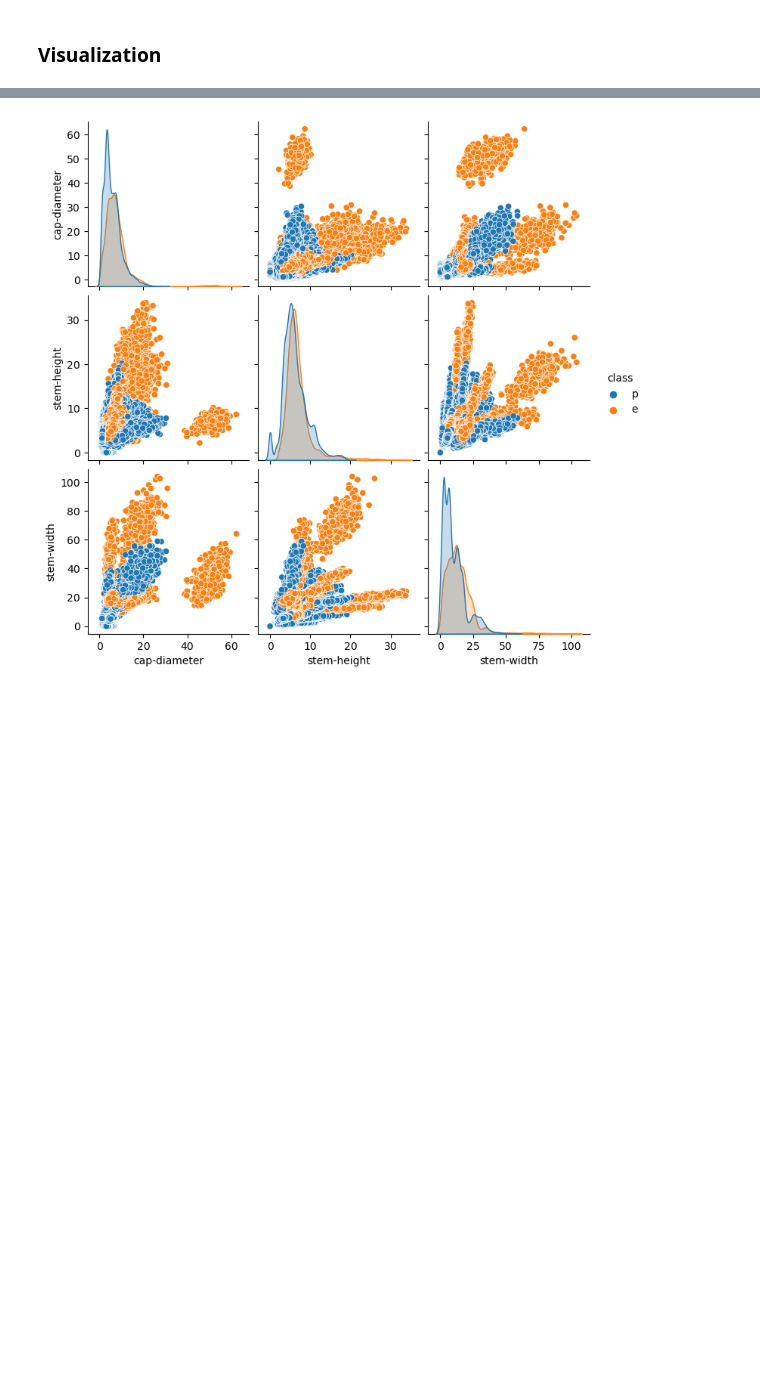
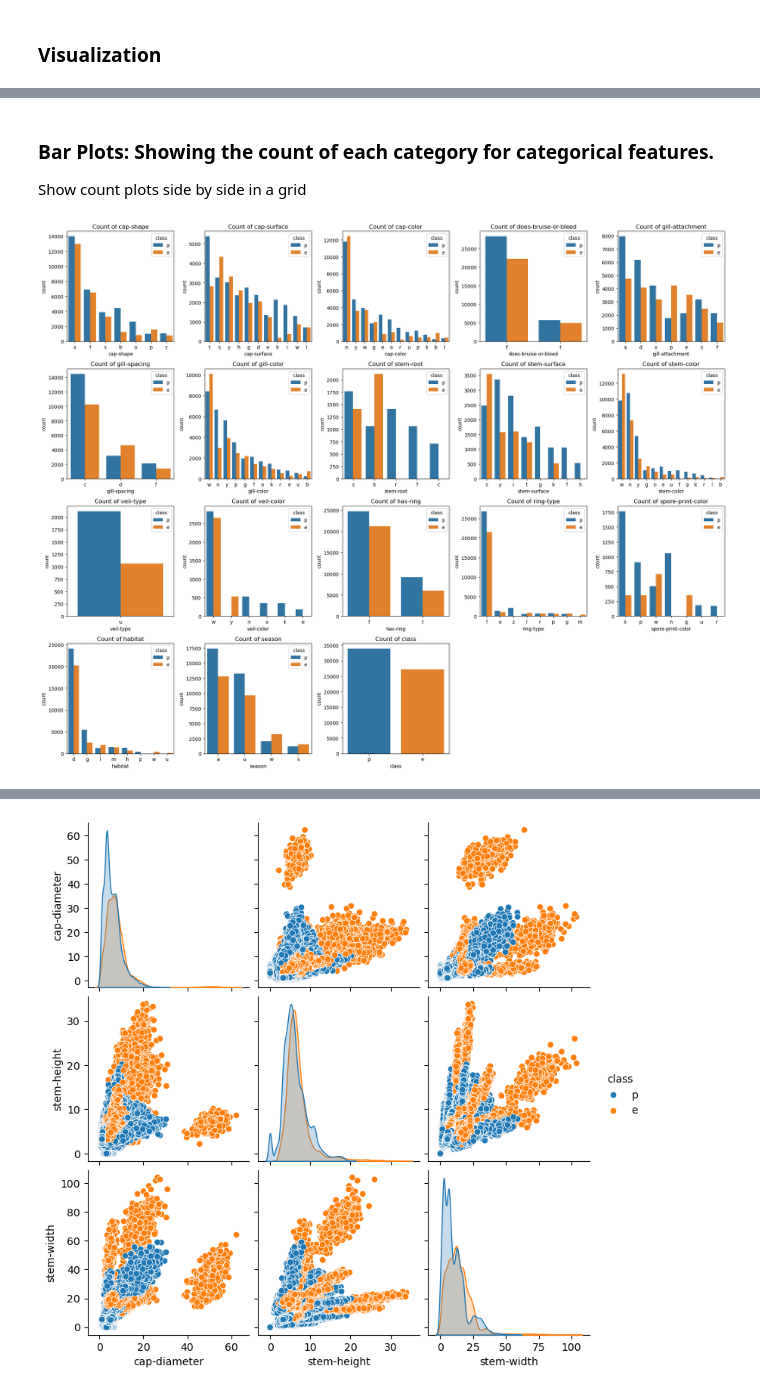
Before and after one commit to manik-ml-2k23/capstone, a Jupyter notebook: Capstone.ipynb, the cells around one changed output, grey strips where cells are left out. Saved outputs shown, nothing was run; the diff lists cells and outputs as text; code cells hidden in the pictures; blank space fills up the shorter version.

```diff
--- a/Capstone.ipynb
+++ b/Capstone.ipynb
@@ -152 +170,29 @@ for feature in numerical_features:
+# %% [markdown]
+### Bar Plots: Showing the count of each category for categorical features.
+Show count plots side by side in a grid
+# %%
+# Determine the number of rows and columns
+num_features = len(categorical_features)
+cols = 5
+rows = math.ceil(num_features / cols)
+
+# Set up the matplotlib figure
+fig, axes = plt.subplots(nrows=rows, ncols=cols, figsize=(cols * 4, rows * 4))
+axes = axes.flatten()
+
+# Loop through categorical columns and create count plots
+for i, feature in enumerate(categorical_features):
+    sns.countplot(data=df, x=feature, order=df[feature].value_counts().index, hue='class', ax=axes[i])
+    axes[i].set_title(f'Count of {feature}')
+    axes[i].tick_params(axis='x')
+
+# Hide any unused subplots
+for j in range(i + 1, len(axes)):
+   fig.delaxes(axes[j])
+
+# Adjust layout
+plt.tight_layout()
+plt.show()
+# %% [output]
+[figure, added]
 # %% [markdown]
```
Also changed, not shown: parts of 29 cells of this notebook, 2 other files.
